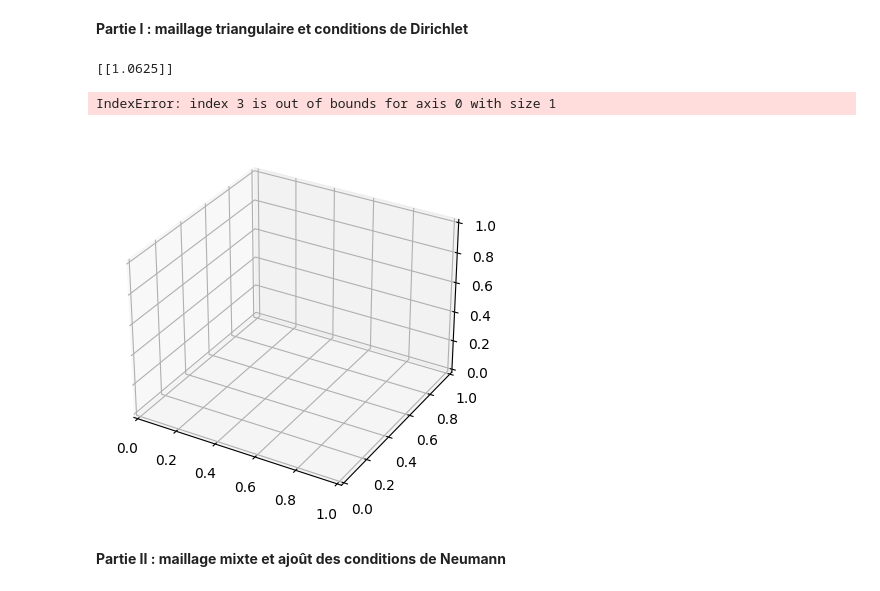
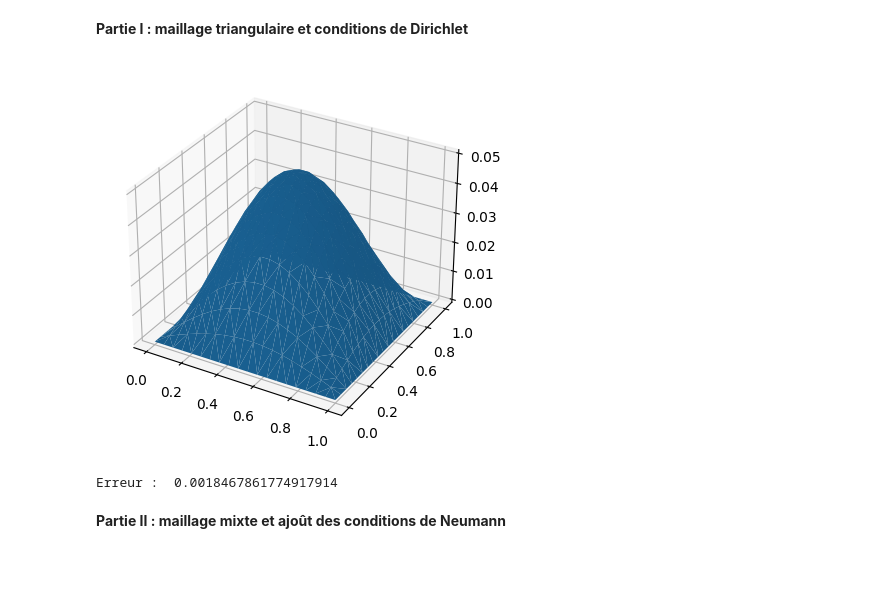
Before and after one commit to Tomosaure/Work, a Jupyter notebook: 2A/S8/EDP/TP-EDP.ipynb, the cells around one changed output. Drawn from its saved outputs; the diff is of its cells as text; code cells hidden in the pictures; blank space fills up the shorter version.

```diff
--- a/2A/S8/EDP/TP-EDP.ipynb
+++ b/2A/S8/EDP/TP-EDP.ipynb
@@ -108,8 +108,8 @@ def matrice_raideur(sommets):
     # Aire du triangle
     T=alpha/2
     m = np.zeros((3,3))
-    for i in [0,1,2]:
-        for j in [0,1,2]:
+    for i in range(3):
+        for j in range(3):
             delta_eta_i= (1/alpha) * np.array([[sommets[(i+1)%3][1]-sommets[(i+2)%3][1]], [sommets[(i+2)%3][0]-sommets[(i+1)%3][0]]])
             delta_eta_j= (1/alpha) * np.array([[sommets[(j+1)%3][1]-sommets[(j+2)%3][1]], [sommets[(j+2)%3][0]-sommets[(j+1)%3][0]]])
             # Calcul du coefficient de la matrice de raideur élémentaire
@@ -119,52 +119,58 @@ def matrice_raideur(sommets):
 #Assemblage de la matrice A dans le cas d’un maillage constitué uniquement de triangle
 # en entrée : les coordonnées des points du maillage et les éléments du maillage
 def f (x,y):
-    return 1
+    return (np.sin(np.pi*x)*np.sin(np.pi*y))
 def ud (x,y):
-    return 1
+    return 0
 
-def assemblage_matrice_raideur(coordinates,elements3, dirichlet):
+def assemblage_matrice_raideur(coordinates,elements3, dirichlet, n):
     l,_ = np.shape(coordinates)
     a = np.zeros((l,l))
     b = np.zeros((l,1))
     for e in elements3:
         sommets = [coordinates[i] for i in e]
         # matrice de raideur élémentaire
-        m ,alpha= matrice_raideur(sommets)
+        m, alpha = matrice_raideur(sommets)
         # centre de gravité
-        xg,yg= (coordinates[e[0]][0]+coordinates[e[1]][0]+coordinates[e[2]][0])/3, (coordinates[e[0]][1]+coordinates[e[1]][1]+coordinates[e[2]][1])/3
+        xg, yg = np.mean(sommets, axis=0)
         for i in range(3):
             for j in range(3):
                 a[e[i]][e[j]] += m[i][j]
             b[e[i]] += (alpha/6)*f(xg,yg)
 
 
-
     # vecteur U  contient les Uk : ils valent les ud car on est sur la frontière de Dirichlet
     U = np.zeros((l,1))
-    l,c= np.shape(dirichlet)
-    for i in range(l):
+    ld,_= np.shape(dirichlet)
+    for i in range(ld):
         k=dirichlet[i,0]
         U[k]= ud(coordinates[k,0],coordinates[k,1])
 
     # on modifie le vecteur b en enlevant les lignes correspondant aux points de Dirichlet
     b = b-np.dot(a,U)
 
-    sommets = [i for i in range(l)]
-    sommets = np.setdiff1d(sommets,dirichlet)
-    a_aux = a[sommets]
-    a = a_aux[:,sommets]
-    b = b[sommets]
-    return a,b,U
+    sommets2 = [i for i in range(n*n) if i not in dirichlet]
+    a_aux = a[sommets2]
+    a_aux = a_aux.T[sommets2].T
+    b_aux = b[sommets2]
+    return a_aux,b_aux,U,sommets2
 # %%
-coordinates, elements3,dirichlet, neumann = maillage(3)
-a,b,U = assemblage_matrice_raideur(coordinates, elements3, dirichlet)
+n = 20
+coordinates, elements3, dirichlet, neumann = maillage(n)
+a,b,U,sommets = assemblage_matrice_raideur(coordinates, elements3, dirichlet, n)
 u = np.linalg.solve(a,b)
-show(coordinates,u)
+
+u_complet = np.zeros(n*n)
+u_complet[sommets] = u[:,0]
+u_complet[dirichlet[:,0]] = ud(coordinates[:,0],coordinates[:,1])
+
+show(coordinates,u_complet)
+
+erreur = np.linalg.norm(u_complet - f(coordinates[:,0],coordinates[:,1])/(2*np.pi**2))
+print("Erreur : ",erreur)
 # %% [output]
+[figure, new version]
-[[1.0625]]
+Erreur :  0.0018467861774917914
-IndexError: index 3 is out of bounds for axis 0 with size 1
-[figure, old version]
 # %% [markdown]
 **Partie II : maillage mixte et ajoût des conditions de Neumann**
 # %%
```
